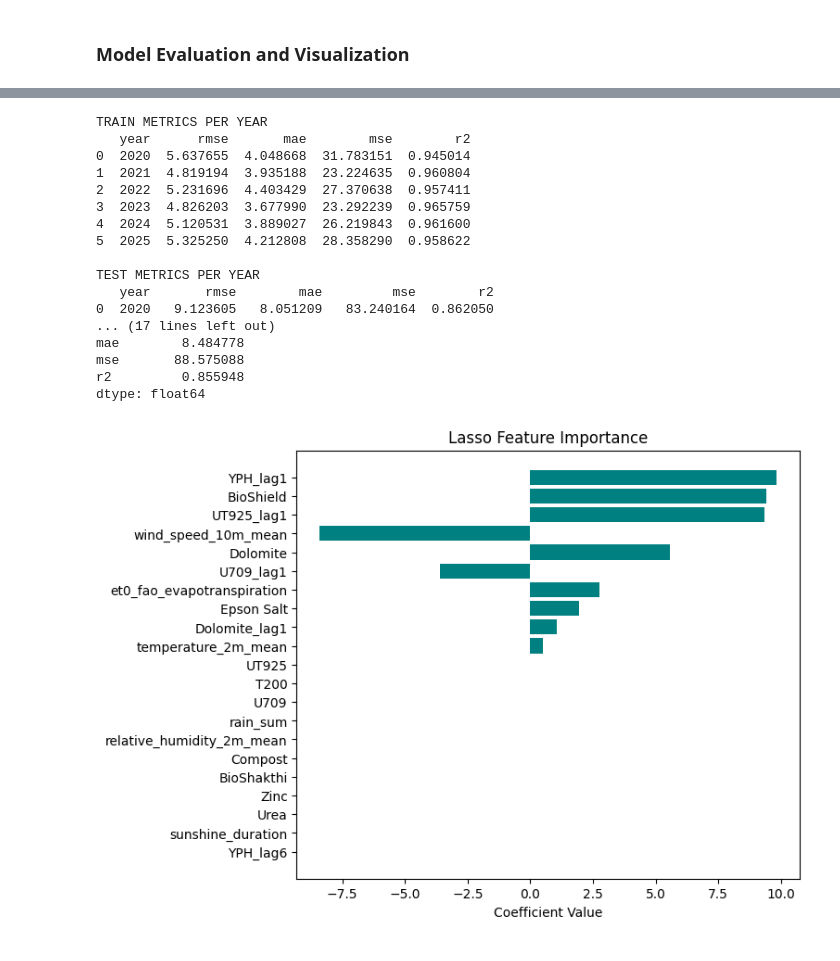
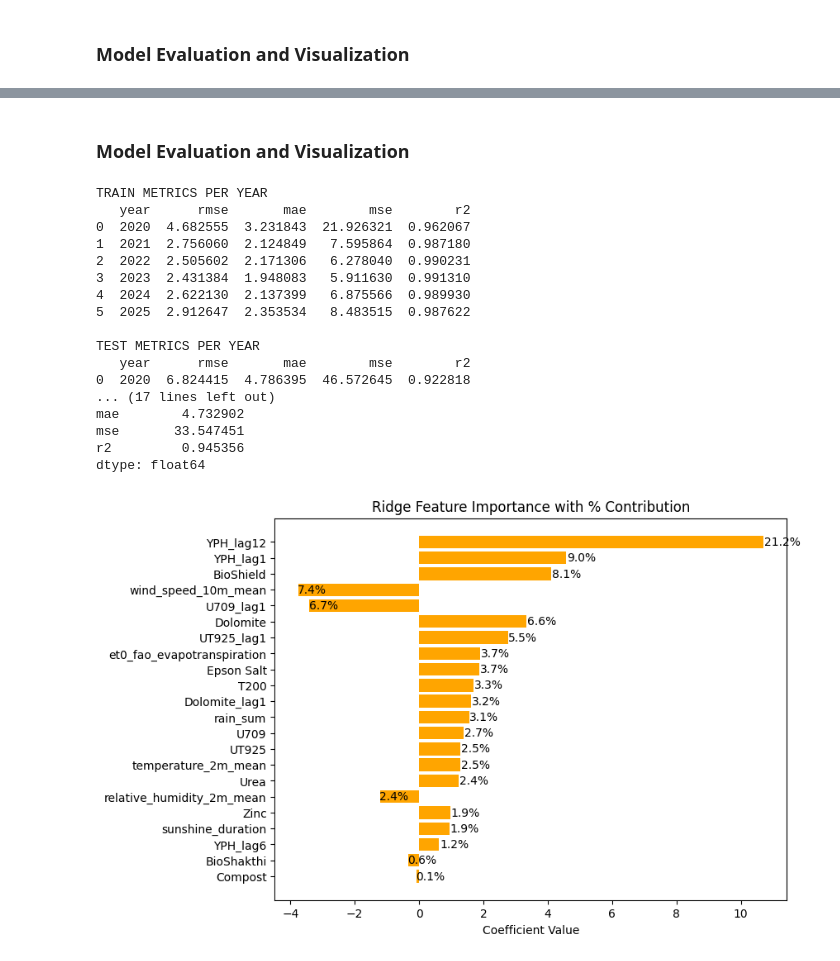
Before and after one commit to Kavishka2401/GPTea, a Jupyter notebook: Machine_Learning_Pipeline/Preprocessing_and_ModelTraining.ipynb, the cells around one changed output, grey strips where cells are left out. Cells and saved outputs as stored; diff of their text form; code cells hidden in the pictures.

Commit message:
Trained and Evaluated Ridge model

```diff
--- a/Machine_Learning_Pipeline/Preprocessing_and_ModelTraining.ipynb
+++ b/Machine_Learning_Pipeline/Preprocessing_and_ModelTraining.ipynb
@@ -122,7 +122,6 @@ test_years = [y for y in all_years if all(ty in all_years for ty in [y-3, y-2, y
 
 # Data Augmentation
 def add_gaussian_noise(X, y, noise_std=0.03, n_augmentations=2):
-    """Add Gaussian noise to augment training data"""
     X_aug = [X.values.copy()]
     y_aug = [y.values.copy()]
 
@@ -223,13 +222,24 @@ print(test_metrics_df[['rmse','mae','mse','r2']].mean())
 feature_importance = pd.DataFrame({
     'feature': features,
     'importance': model.get_feature_importance()
-}).sort_values(by='importance', ascending=False)
+})
 
+# Calculate percentage contribution
+feature_importance['percentage'] = (feature_importance['importance'] / feature_importance['importance'].sum()) * 100
+feature_importance = feature_importance.sort_values(by='importance', ascending=False)
+
+# Plot feature importance
 plt.figure(figsize=(8,6))
-plt.barh(feature_importance['feature'], feature_importance['importance'], color='skyblue')
+bars = plt.barh(feature_importance['feature'], feature_importance['importance'], color='skyblue')
 plt.gca().invert_yaxis()
 plt.xlabel("Importance")
-plt.title("Feature Importance (CatBoost)")
+plt.title("CatBoost Feature Importance with % Contribution")
+
+# Percentage labels to bars
+for bar, pct in zip(bars, feature_importance['percentage']):
+    plt.text(bar.get_width() + 0.5, bar.get_y() + bar.get_height()/2,
+             f"{pct:.1f}%", va='center')
+
 plt.show()
 
 # Predicted vs Actual Plot
@@ -521,3 +720,5 @@ Test Year 2025 | Train Years [np.int64(2022), np.int64(2023), np.int64(2024)]
+# %% [markdown]
+### Model Evaluation and Visualization
 # %%
 # Results DataFrames
 train_metrics_df = pd.DataFrame(train_results)
@@ -535,55 +736,68 @@ print(train_metrics_df.mean(numeric_only=True))
 print("\nAVERAGE TEST METRICS")
 print(test_metrics_df.mean(numeric_only=True))
 
-# Feature Importance
-lasso_model = pipeline.named_steps['lasso']
+# Feature Importance (Ridge coefficients)
+ridge_model = pipeline.named_steps['ridge']
 coef_df = pd.DataFrame({
     'feature': features,
-    'coefficient': lasso_model.coef_
-}).sort_values(by='coefficient', key=abs, ascending=False)
+    'coefficient': ridge_model.coef_
+})
+
+# Calculate absolute percentages
+coef_df['abs_coef'] = coef_df['coefficient'].abs()
+coef_df['percentage'] = (coef_df['abs_coef'] / coef_df['abs_coef'].sum()) * 100
+
+# Sort by absolute coefficient descending
+coef_df = coef_df.sort_values(by='abs_coef', ascending=False)
 
 # Plot feature importance
-plt.figure(figsize=(7,6))
-plt.barh(coef_df['feature'], coef_df['coefficient'], color='teal')
+plt.figure(figsize=(8,6))
+bars = plt.barh(coef_df['feature'], coef_df['coefficient'], color='orange')
 plt.gca().invert_yaxis()
 plt.xlabel("Coefficient Value")
-plt.title("Lasso Feature Importance")
+plt.title("Ridge Feature Importance with % Contribution")
+
+# Add percentage labels to the bars
+for bar, pct in zip(bars, coef_df['percentage']):
+    plt.text(bar.get_width() + np.sign(bar.get_width())*0.02, bar.get_y() + bar.get_height()/2,
+             f"{pct:.1f}%", va='center')
+
 plt.show()
 
-# Predicted vs Actual
+# Predicted vs Actual (last test year)
 plt.figure(figsize=(6,5))
 plt.scatter(y_test, y_test_pred, color='blue')
 plt.plot([y_test.min(), y_test.max()], [y_test.min(), y_test.max()], 'r--')
 plt.xlabel("Actual YPH")
 plt.ylabel("Predicted YPH")
 plt.title("Predicted vs Actual (Last Test Year)")
 plt.show()
 
 # Residuals vs Predicted
 residuals = y_test - y_test_pred
 plt.figure(figsize=(6,5))
 plt.scatter(y_test_pred, residuals, color='purple')
 plt.axhline(0, color='black', linestyle='--')
 plt.xlabel("Predicted YPH")
 plt.ylabel("Residuals")
 plt.title("Residuals vs Predicted (Last Test Year)")
 plt.show()
 # %% [output]
 TRAIN METRICS PER YEAR
    year      rmse       mae        mse        r2
-0  2020  5.637655  4.048668  31.783151  0.945014
-1  2021  4.819194  3.935188  23.224635  0.960804
-2  2022  5.231696  4.403429  27.370638  0.957411
-3  2023  4.826203  3.677990  23.292239  0.965759
-4  2024  5.120531  3.889027  26.219843  0.961600
-5  2025  5.325250  4.212808  28.358290  0.958622
+0  2020  4.682555  3.231843  21.926321  0.962067
+1  2021  2.756060  2.124849   7.595864  0.987180
+2  2022  2.505602  2.171306   6.278040  0.990231
+3  2023  2.431384  1.948083   5.911630  0.991310
+4  2024  2.622130  2.137399   6.875566  0.989930
+5  2025  2.912647  2.353534   8.483515  0.987622
 
 TEST METRICS PER YEAR
-   year       rmse        mae         mse        r2
-0  2020   9.123605   8.051209   83.240164  0.862050
+   year      rmse       mae        mse        r2
+0  2020  6.824415  4.786395  46.572645  0.922818
 ... (17 lines left out)
-mae        8.484778
-mse       88.575088
-r2         0.855948
+mae        4.732902
+mse       33.547451
+r2         0.945356
 dtype: float64
-[figure, old version]
+[figure, new version]
```
Also changed, not shown: parts of 13 cells of this notebook.
